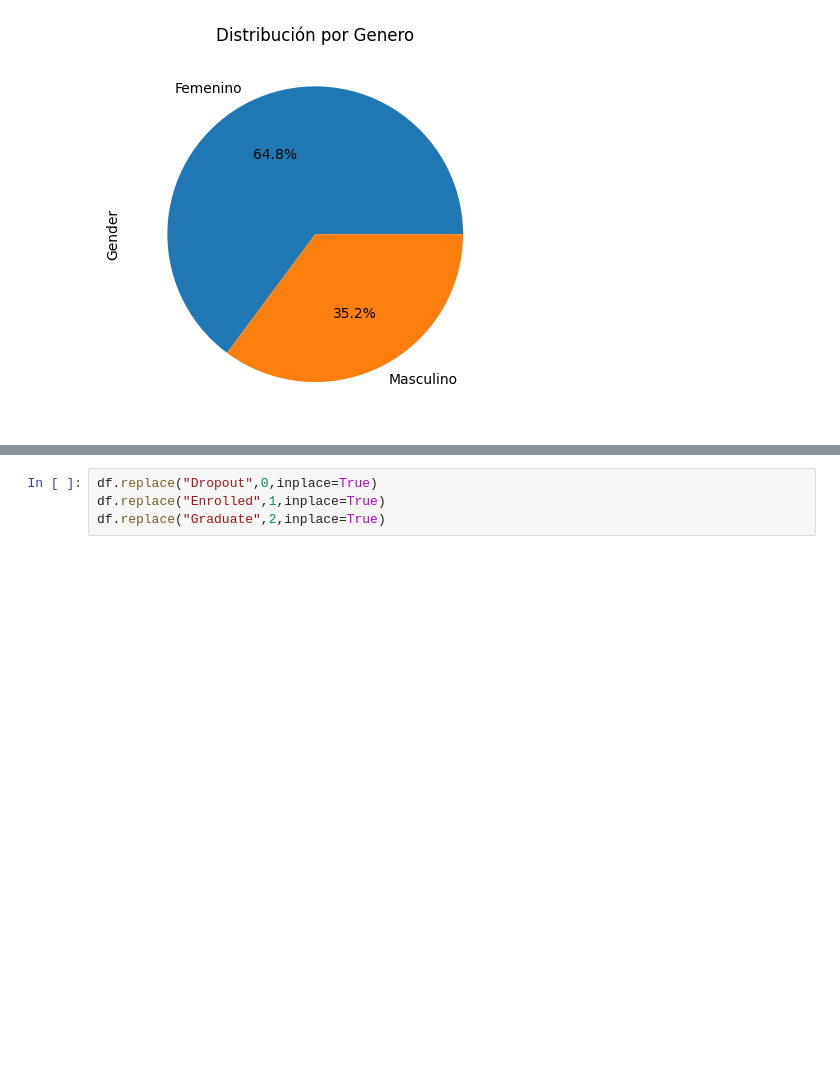
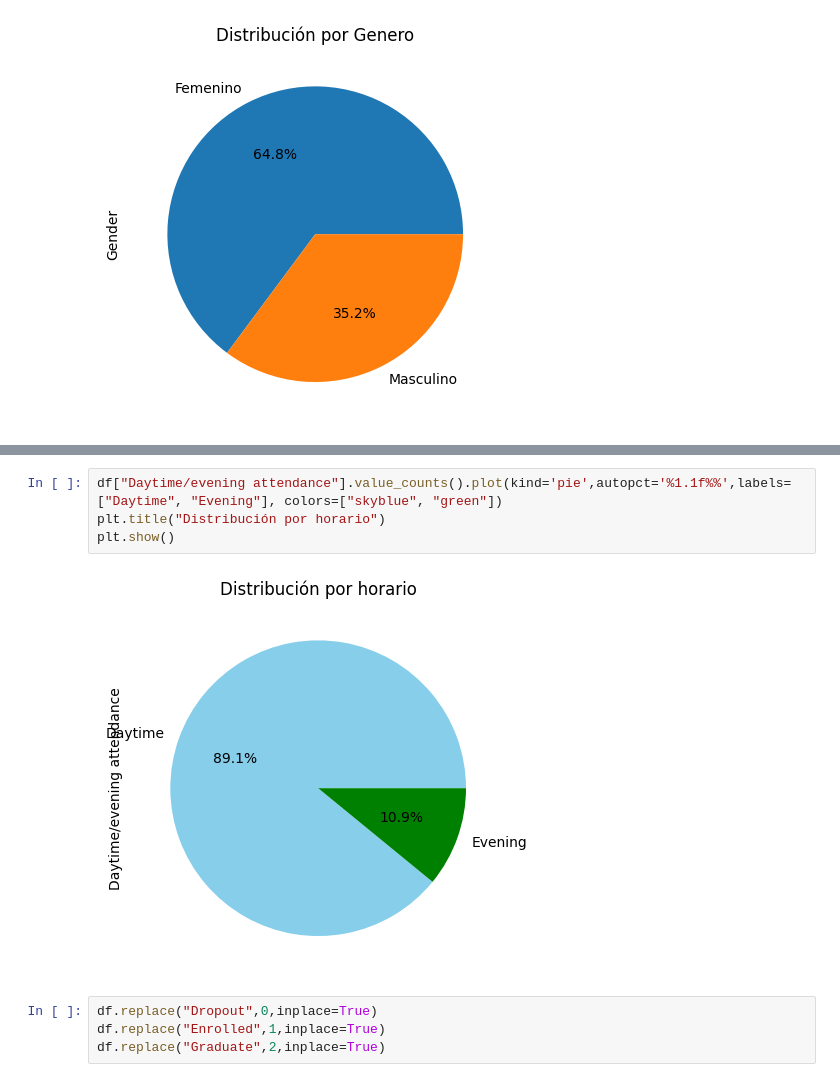
Before and after one commit to MartinJaureguy/Dropout-Prediction-Model, a Jupyter notebook: notebook/notebook.ipynb, the cells around one changed output, grey strips where cells are left out. Saved outputs shown, nothing was run; the diff lists cells and outputs as text; blank space fills up the shorter version.

```diff
--- a/notebook/notebook.ipynb
+++ b/notebook/notebook.ipynb
@@ -83,3 +139,9 @@ plt.show()
+# %%
+df["Daytime/evening attendance"].value_counts().plot(kind='pie',autopct='%1.1f%%',labels=["Daytime", "Evening"], colors=["skyblue", "green"])
+plt.title("Distribución por horario")
+plt.show()
+# %% [output]
+[figure, added]
 # %%
 df.replace("Dropout",0,inplace=True)
 df.replace("Enrolled",1,inplace=True)
```
Also changed, not shown: parts of 8 cells of this notebook.
